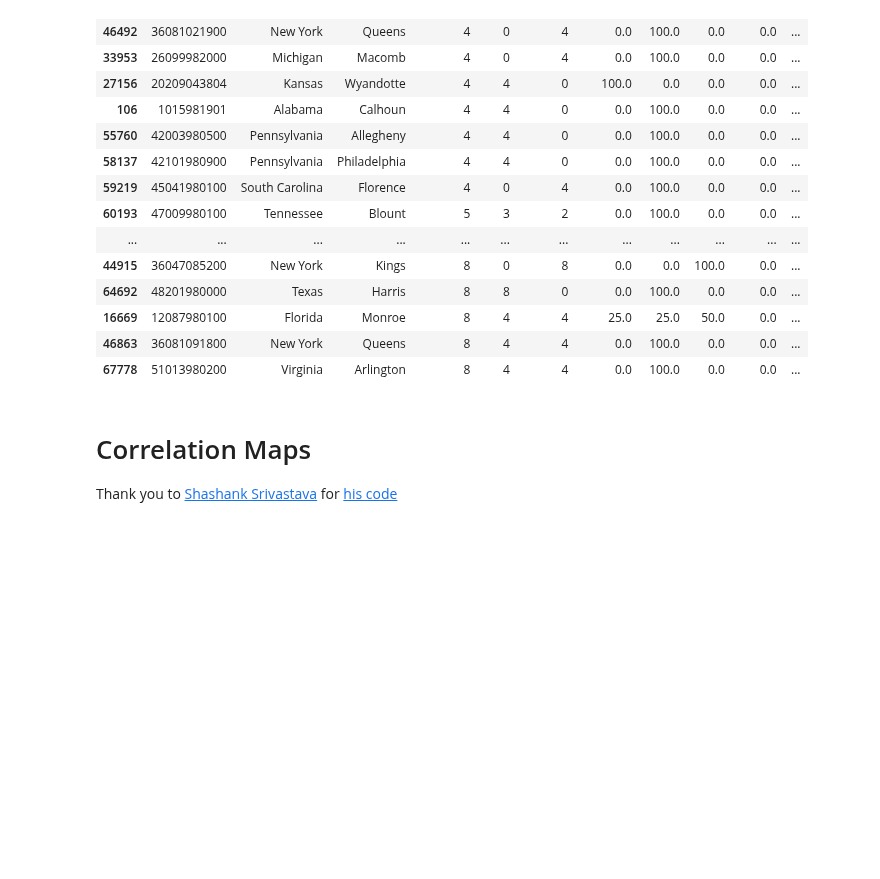
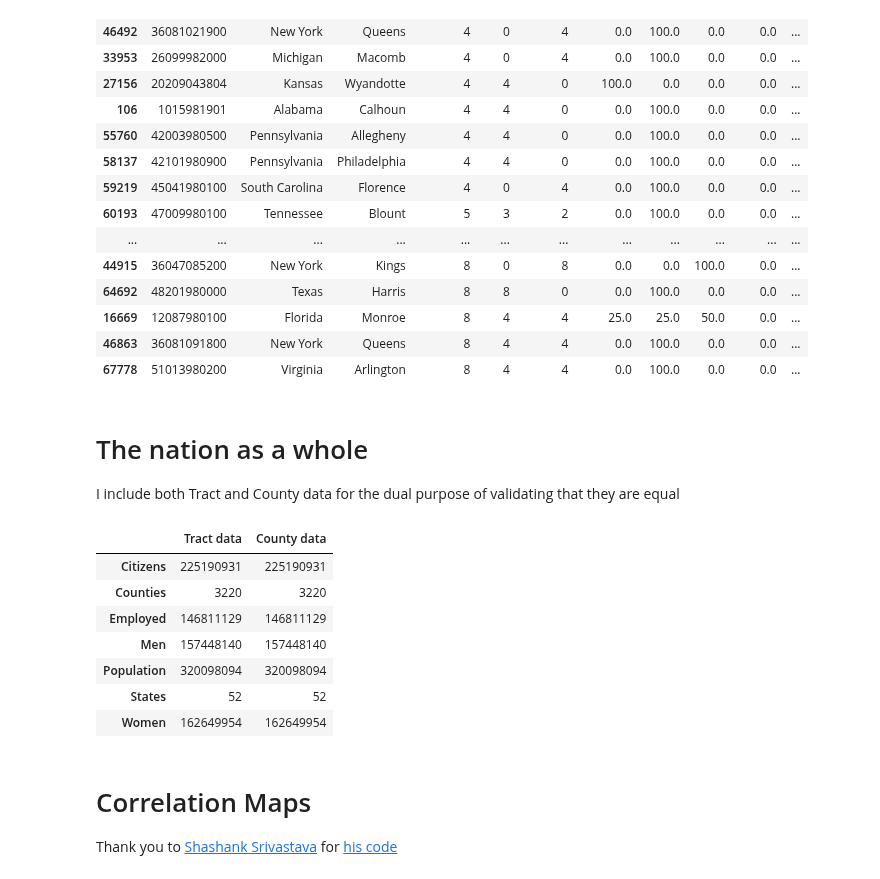
Before and after one commit to pstetz/Kaggle, a Jupyter notebook: in_progress/census/general_focus.ipynb, the cells around one changed output. Cells and saved outputs as stored; diff of their text form; code cells hidden in the pictures; blank space fills up the shorter version.

Commit message:
quick analysis of nation as a whole

```diff
--- a/in_progress/census/general_focus.ipynb
+++ b/in_progress/census/general_focus.ipynb
@@ -108,7 +108,6 @@ dtype: int64
 ### Census data without a population is clearly ridiculous
 # %%
 before_N = len(tract)
-tract = tract.drop(tract.TotalPop.isnull())
 tract = tract.drop(tract[tract.TotalPop == 0].index)
 after_N = len(tract)
 print("Number of rows removed:", before_N - after_N)
@@ -165,6 +164,30 @@ tract.sort_values("TotalPop").head(20)
 | 16669 | 12087980100 | Florida | Monroe | 8 | 4 | 4 | 25.0 | 25.0 | 50.0 | 0.0 | ... |
 | 46863 | 36081091800 | New York | Queens | 8 | 4 | 4 | 0.0 | 100.0 | 0.0 | 0.0 | ... |
 | 67778 | 51013980200 | Virginia | Arlington | 8 | 4 | 4 | 0.0 | 100.0 | 0.0 | 0.0 | ... |
+# %% [markdown]
+# The nation as a whole
+
+I include both Tract and County data for the dual purpose of validating that they are equal
+# %%
+pd.DataFrame({
+    "Population": [tract.TotalPop.sum(), county.TotalPop.sum()],
+    "Women": [tract.Women.sum(), county.Women.sum()],
+    "Men": [tract.Men.sum(), county.Men.sum()],
+    "Citizens": [tract.Citizen.sum(), county.Citizen.sum()],
+    "States": [len(tract.State.unique()), len(county.State.unique())],
+    "Counties": [len(tract.groupby(["State", "County"])), len(county.groupby(["State", "County"]))],
+    "Employed": [tract.Employed.sum(), county.Employed.sum()],
+    "GDP": [(tract.IncomePerCap * tract.TotalPop)]
+}, index=["Tract data", "County data"]).transpose()
+# %% [output]
+|  | Tract data | County data |
+| Citizens | 225190931 | 225190931 |
+| Counties | 3220 | 3220 |
+| Employed | 146811129 | 146811129 |
+| Men | 157448140 | 157448140 |
+| Population | 320098094 | 320098094 |
+| States | 52 | 52 |
+| Women | 162649954 | 162649954 |
 # %% [markdown]
 # Correlation Maps
 
```
Also changed, not shown: parts of 1 cell of this notebook.
